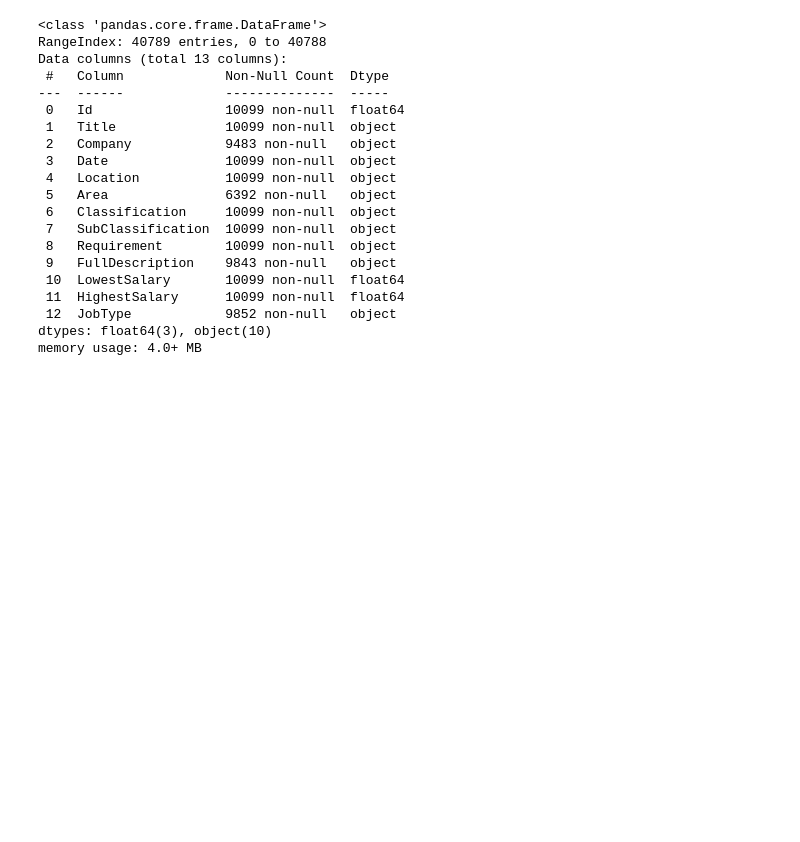
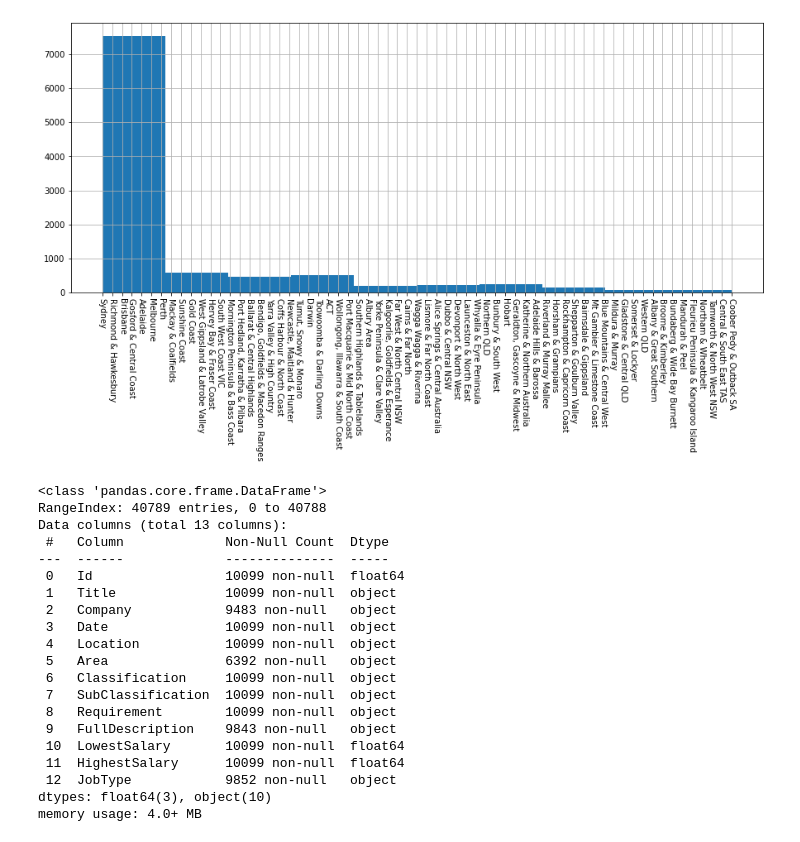
Before and after one commit to nspencerjackson/3803ICT, a Jupyter notebook: workshop_2/Workshop_2_Excersies.ipynb, the cells around one changed output. Drawn from its saved outputs; the diff is of its cells as text; code cells hidden in the pictures; blank space fills up the shorter version.

```diff
--- a/workshop_2/Workshop_2_Excersies.ipynb
+++ b/workshop_2/Workshop_2_Excersies.ipynb
@@ -12,6 +12,13 @@ job_market.head()
 | 2 | 37404356.0 | RETAIL SALES SUPERSTARS and STYLI... | LB Creative Pty Ltd | 2018-10-07T00:00:00.000Z | Brisbane | CBD & Inner Suburbs | Retail & Consumer Products | Retail Assistants | BRAND NEW FLAGSHIP STORE OPENING ... | ... |
 | 3 | 37404330.0 | Team member - Belrose | Anaconda Group Pty Ltd | 2018-10-07T00:00:00.000Z | Gosford & Central Coast | NaN | Retail & Consumer Products | Retail Assistants | Bring it on - do you love the gre... | ... |
 | 4 | 37404308.0 | Business Banking Contact Centre S... | Commonwealth Bank - Business & Pr... | 2018-10-07T00:00:00.000Z | Sydney | Ryde & Macquarie Park | Call Centre & Customer Service | Sales - Inbound | We are seeking highly articulate,... | ... |
+# %%
+plt.figure(figsize = (15,6))
+job_market['Location'].hist()
+plt.xticks(rotation = 270)
+plt.show()
+# %% [output]
+[figure, added]
 # %%
 job_market.info()
 # %% [output]
```
Also changed, not shown: parts of 6 cells of this notebook.
